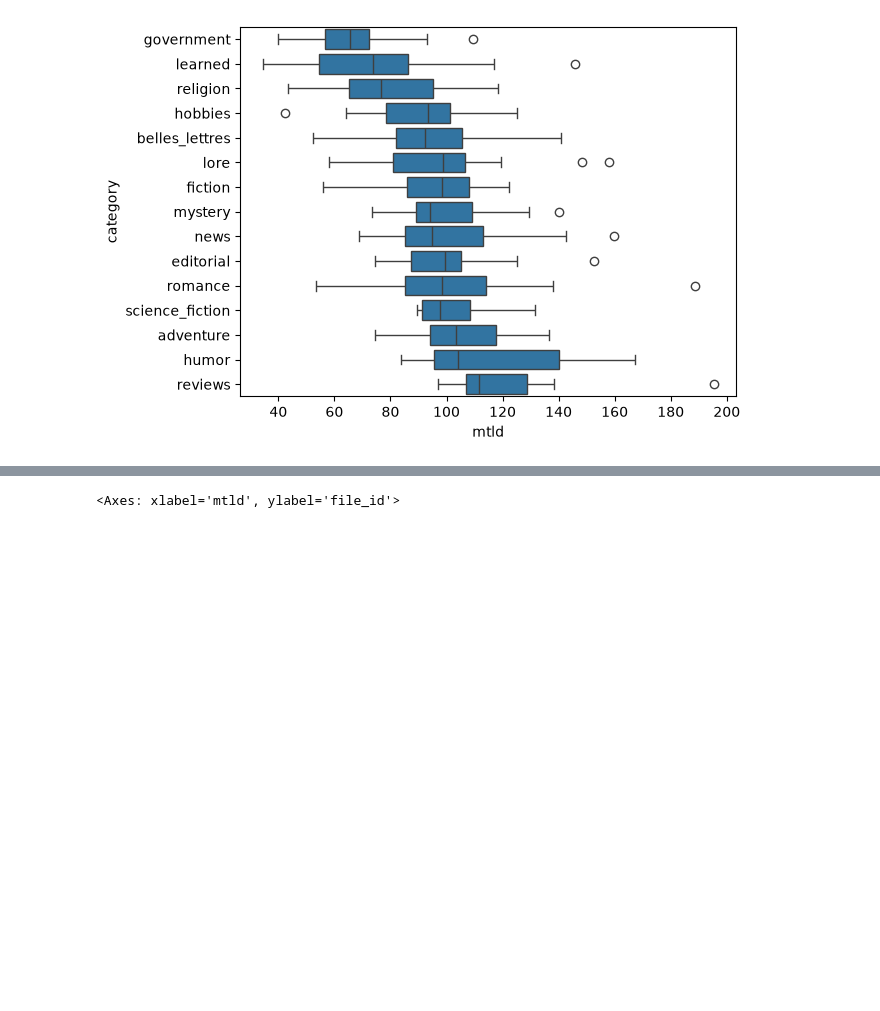
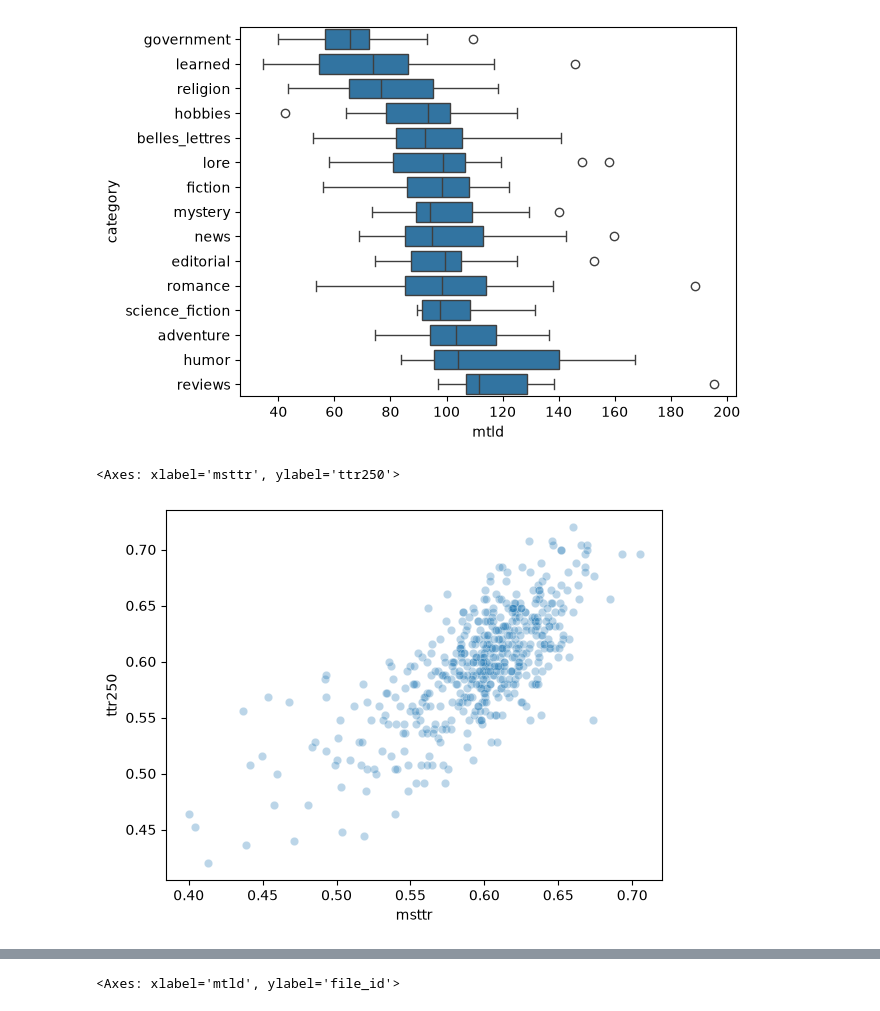
Before and after one commit to rmalouf/polars_corpus, a Jupyter notebook: docs/notebooks/vocabulary.ipynb, the cells around one changed output, grey strips where cells are left out. Saved outputs shown, nothing was run; the diff lists cells and outputs as text; code cells hidden in the pictures; blank space fills up the shorter version.

```diff
--- a/docs/notebooks/vocabulary.ipynb
+++ b/docs/notebooks/vocabulary.ipynb
@@ -51,6 +54,11 @@ sns.boxplot(z, x="mtld", y="category")
 # %% [output]
 <Axes: xlabel='mtld', ylabel='category'>
 [figure]
+# %%
+sns.scatterplot(z, x="msttr", y="ttr250", alpha=0.3)
+# %% [output]
+<Axes: xlabel='msttr', ylabel='ttr250'>
+[figure, added]
 # %%
 sns.scatterplot(z, x="msttr", y="mtld", alpha=0.3)
 # %% [output]
```
Also changed, not shown: parts of 19 cells of this notebook, 5 other files.
